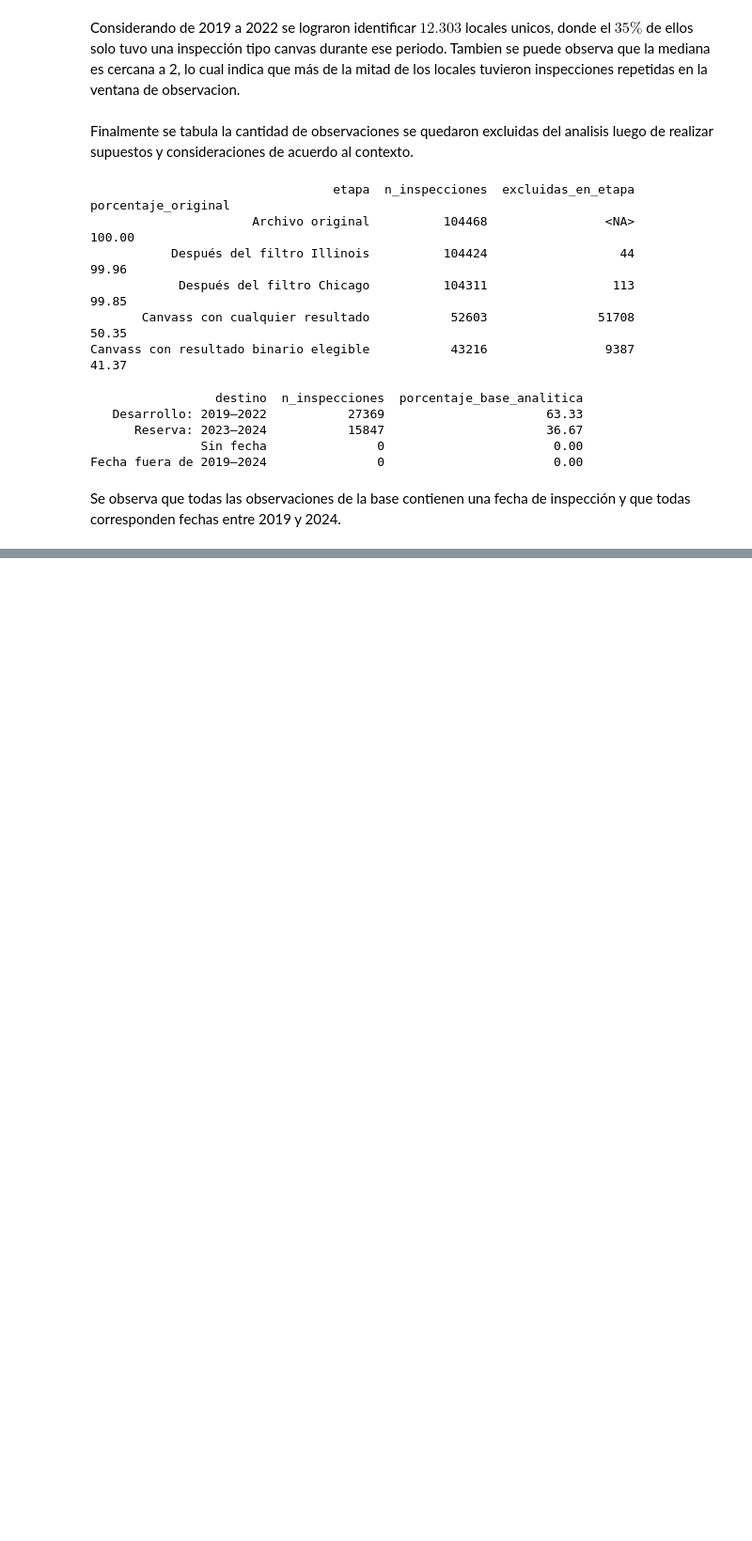
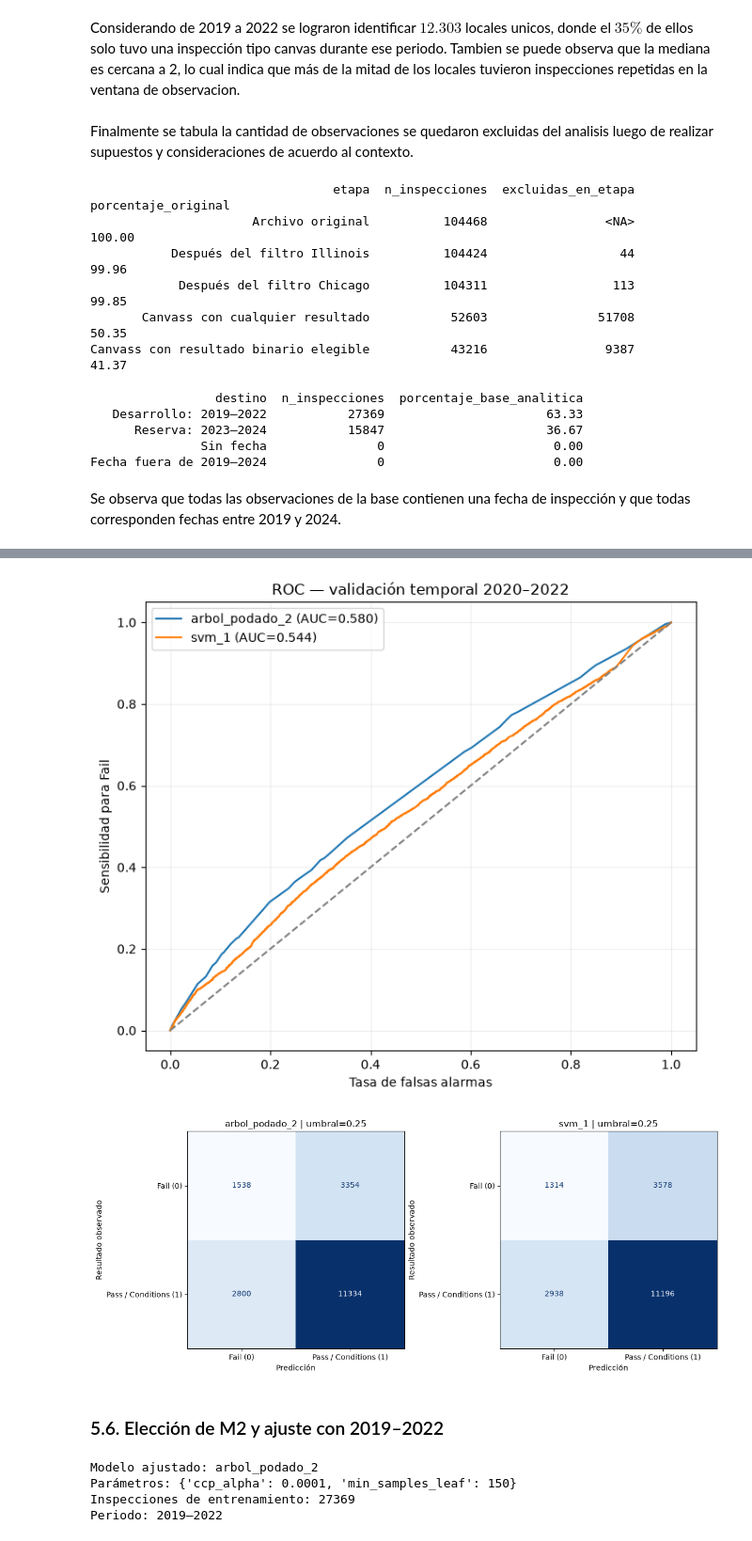
Before and after one commit to jpmondaca/Proyecto-Topicos, a Jupyter notebook: main.ipynb, the cells around one changed output, grey strips where cells are left out. Shown at 94% size. Drawn from its saved outputs; the diff is of its cells as text; code cells hidden in the pictures; blank space fills up the shorter version.

```diff
--- a/main.ipynb
+++ b/main.ipynb
@@ -1408,0 +1688,3 @@ Se observa que todas las observaciones de la base contienen una fecha de inspecc
+# %%
+modelo_arbol = "arbol_podado_2"
+modelo_svm = "svm_1"
@@ -1408,0 +1697,45 @@ Se observa que todas las observaciones de la base contienen una fecha de inspecc
+# %%
+if modelo_arbol not in parametros_m2 or not str(modelo_arbol).startswith("arbol_podado_"):
+    raise ValueError("Completa modelo_arbol con un nombre válido, por ejemplo 'arbol_podado_2'")
+if modelo_svm not in parametros_m2 or not str(modelo_svm).startswith("svm_"):
+    raise ValueError("Completa modelo_svm con un nombre válido, por ejemplo 'svm_3'")
+if not 0 <= umbral_fail <= 1:
+    raise ValueError("El umbral debe estar entre 0 y 1")
+
+elegidos_m2 = [modelo_arbol, modelo_svm]
+
+fig, ax = plt.subplots(figsize=(7, 6))
+for nombre in elegidos_m2:
+    predicciones = predicciones_m2[nombre]
+    evento_fail = predicciones["resultado"].eq(0)
+    p_fail = predicciones["p_fail"]
+    fpr, tpr, _ = roc_curve(evento_fail, p_fail)
+    auc = roc_auc_score(evento_fail, p_fail)
+    ax.plot(fpr, tpr, label=f"{nombre} (AUC={auc:.3f})")
+ax.plot([0, 1], [0, 1], linestyle="--", color="gray")
+ax.set_xlabel("Tasa de falsas alarmas")
+ax.set_ylabel("Sensibilidad para Fail")
+ax.set_title("ROC — validación temporal 2020–2022")
+ax.legend()
+ax.grid(alpha=0.2)
+plt.tight_layout()
+plt.show()
+
+fig, axes = plt.subplots(1, 2, figsize=(12, 5))
+for ax, nombre in zip(axes, elegidos_m2):
+    predicciones = predicciones_m2[nombre]
+    etiquetas = np.where(predicciones["p_fail"] >= umbral_fail, 0, 1)
+    matriz = confusion_matrix(predicciones["resultado"], etiquetas, labels=[0, 1])
+    ConfusionMatrixDisplay(
+        matriz, display_labels=["Fail (0)", "Pass / Conditions (1)"],
+    ).plot(ax=ax, colorbar=False, cmap="Blues", values_format="d")
+    ax.set_title(f"{nombre} | umbral={umbral_fail:.2f}")
+    ax.set_xlabel("Predicción")
+    ax.set_ylabel("Resultado observado")
+plt.tight_layout()
+plt.show()
+# %% [output]
+[figure, added]
+[figure, added]
+# %% [markdown]
+### 5.6. Elección de M2 y ajuste con 2019–2022
@@ -1408,0 +1744,16 @@ Se observa que todas las observaciones de la base contienen una fecha de inspecc
+# %%
+if modelo_m2 not in parametros_m2 or modelo_m2 not in [modelo_arbol, modelo_svm]:
+    raise ValueError("Completa modelo_m2 con uno de los dos nombres elegidos anteriormente")
+
+modelo_m2_entrenado = crear_modelo_m2(modelo_m2)
+modelo_m2_entrenado.fit(X_m2, y_m2)
+
+print("Modelo ajustado:", modelo_m2)
+print("Parámetros:", parametros_m2[modelo_m2])
+print("Inspecciones de entrenamiento:", len(y_m2))
+print("Periodo: 2019–2022")
+# %% [output]
+Modelo ajustado: arbol_podado_2
+Parámetros: {'ccp_alpha': 0.0001, 'min_samples_leaf': 150}
+Inspecciones de entrenamiento: 27369
+Periodo: 2019–2022
```
Also changed, not shown: parts of 17 cells of this notebook.
